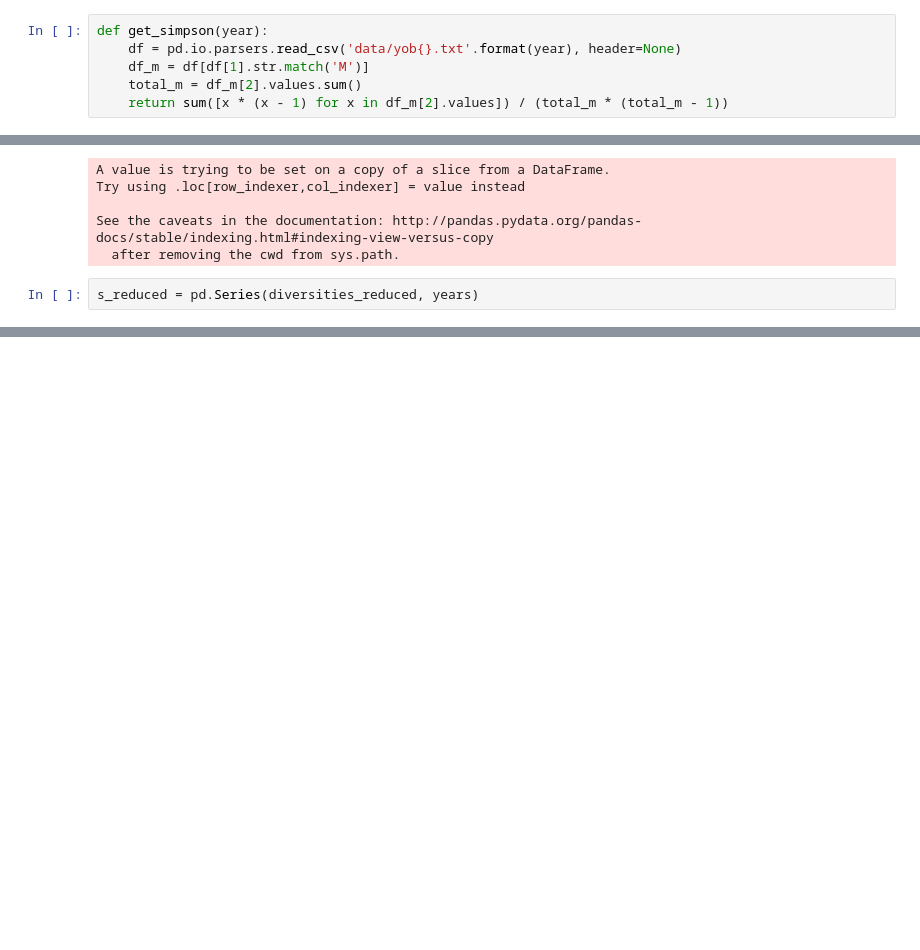
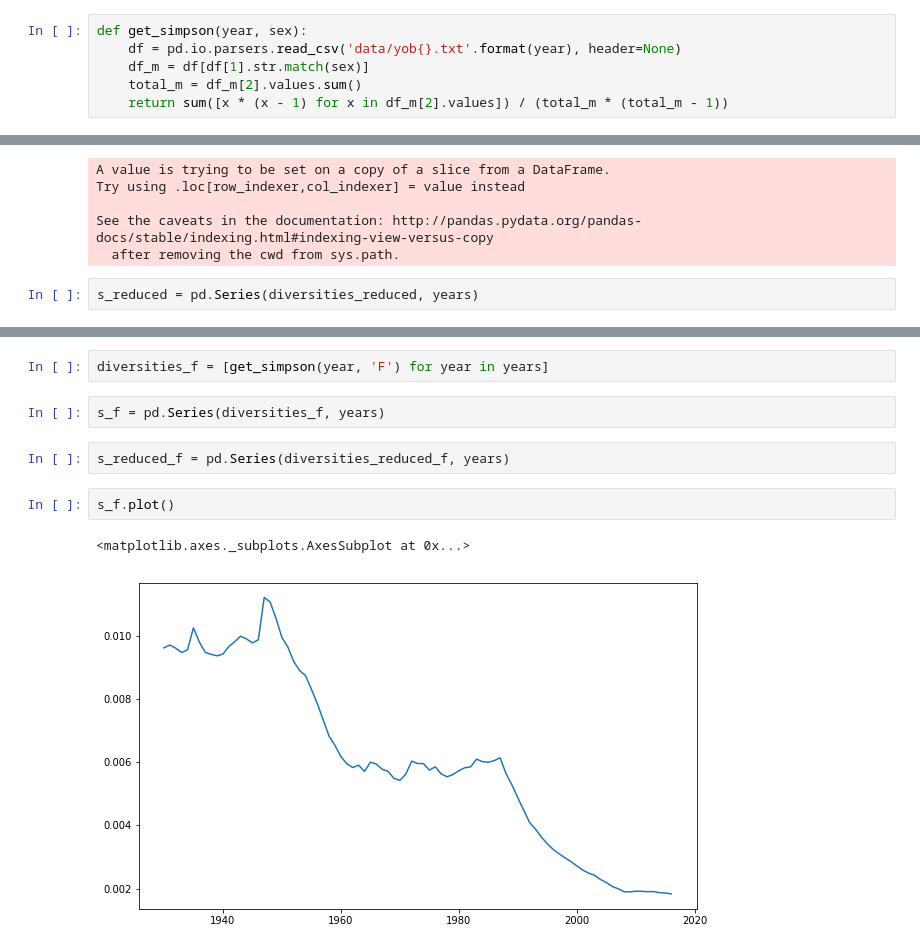
Before and after one commit to dmazin/babynames, a Jupyter notebook: 11.08.2017 - Simpson diversity national.ipynb, the cells around one changed output, grey strips where cells are left out. Drawn from its saved outputs; the diff is of its cells as text; blank space fills up the shorter version.

```diff
--- a/11.08.2017 - Simpson diversity national.ipynb
+++ b/11.08.2017 - Simpson diversity national.ipynb
@@ -39,9 +39,9 @@ sum([x * (x - 1) for x in df_m[2].values]) / (total_m * (total_m - 1))
 # %% [markdown]
 # Now trying it for all years
 # %%
-def get_simpson(year):
+def get_simpson(year, sex):
     df = pd.io.parsers.read_csv('data/yob{}.txt'.format(year), header=None)
-    df_m = df[df[1].str.match('M')]
+    df_m = df[df[1].str.match(sex)]
     total_m = df_m[2].values.sum()
     return sum([x * (x - 1) for x in df_m[2].values]) / (total_m * (total_m - 1))
 # %%
@@ -149,0 +159,11 @@ s_reduced.plot()
+# %%
+diversities_f = [get_simpson(year, 'F') for year in years]
+# %%
+s_f = pd.Series(diversities_f, years)
+# %%
+s_reduced_f = pd.Series(diversities_reduced_f, years)
+# %%
+s_f.plot()
+# %% [output]
+<matplotlib.axes._subplots.AxesSubplot at 0x...>
+[figure, added]
```
Also changed, not shown: parts of 17 cells of this notebook.
